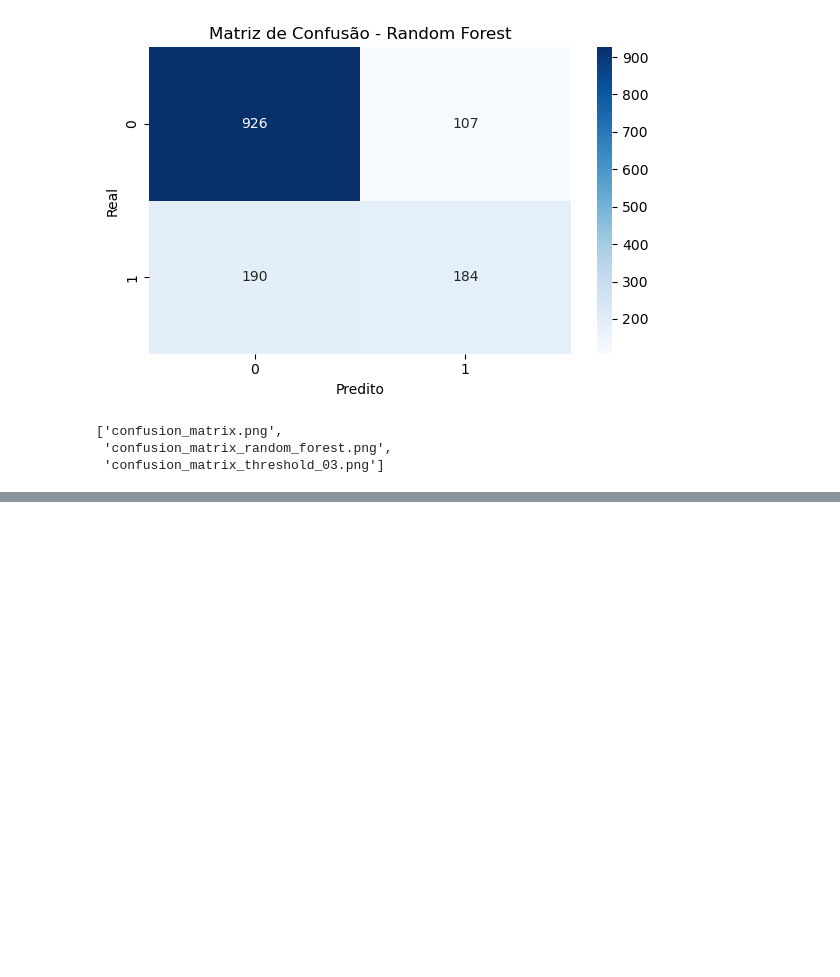
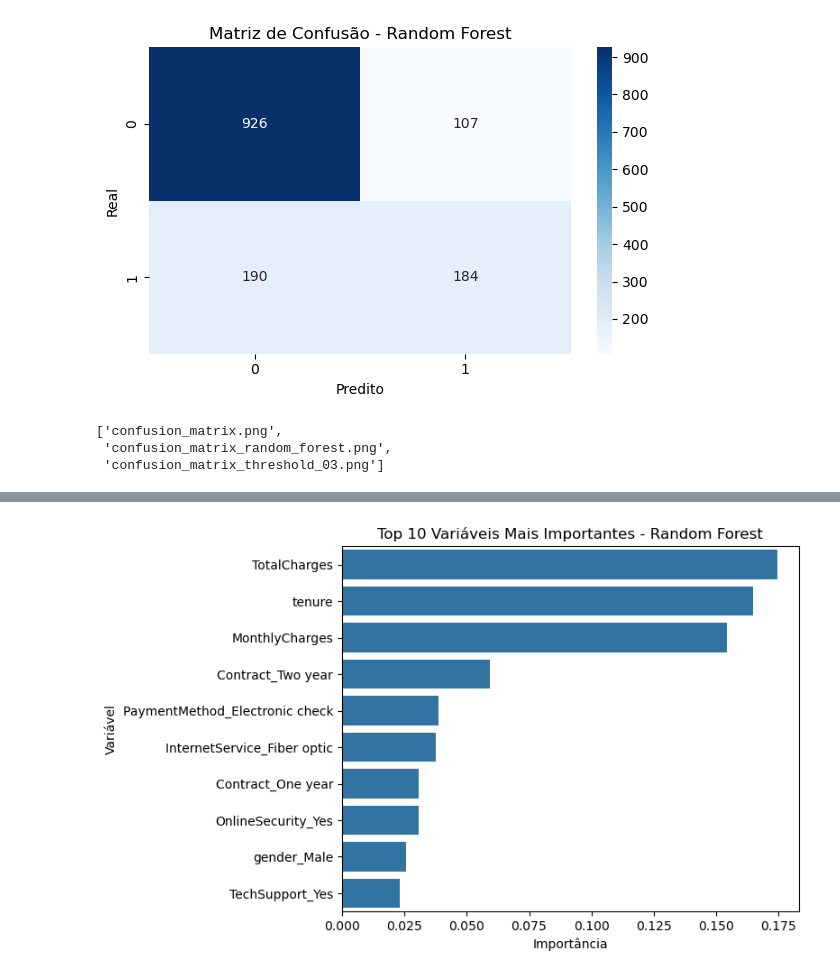
Before and after one commit to Andre-Lutes/churn-prediction-telco-ml, a Jupyter notebook: 01_churn_prediction_telco.ipynb, the cells around one changed output, grey strips where cells are left out. Saved outputs shown, nothing was run; the diff lists cells and outputs as text; code cells hidden in the pictures; blank space fills up the shorter version.

Commit message:
Add feature importance analysis

```diff
--- a/01_churn_prediction_telco.ipynb
+++ b/01_churn_prediction_telco.ipynb
@@ -559,0 +688,12 @@ import os
+# %%
+feature_importance = pd.DataFrame({
+    "feature": X_train.columns,
+    "importance": rf_model.feature_importances_
+})
+
+feature_importance = feature_importance.sort_values(
+    by="importance",
+    ascending=False
+)
+
+feature_importance.head(10)
@@ -559,0 +712,17 @@ import os
+# %%
+top_features = feature_importance.head(10)
+
+plt.figure(figsize=(8, 5))
+sns.barplot(
+    data=top_features,
+    x="importance",
+    y="feature"
+)
+
+plt.title("Top 10 Variáveis Mais Importantes - Random Forest")
+plt.xlabel("Importância")
+plt.ylabel("Variável")
+plt.tight_layout()
+plt.show()
+# %% [output]
+[figure, added]
```
Also changed, not shown: parts of 6 cells of this notebook, 1 other file.
